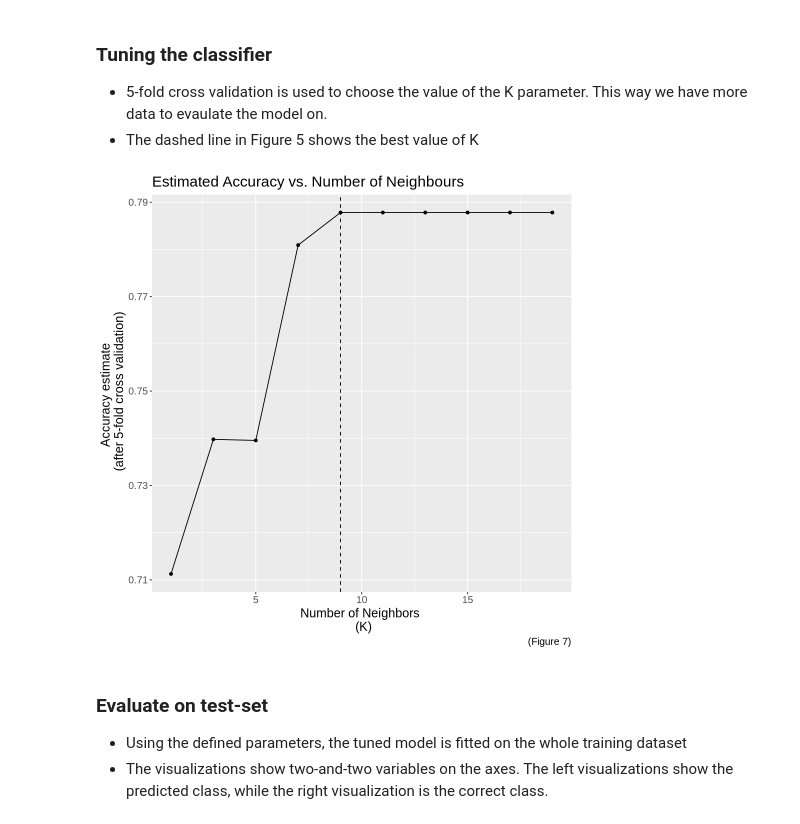
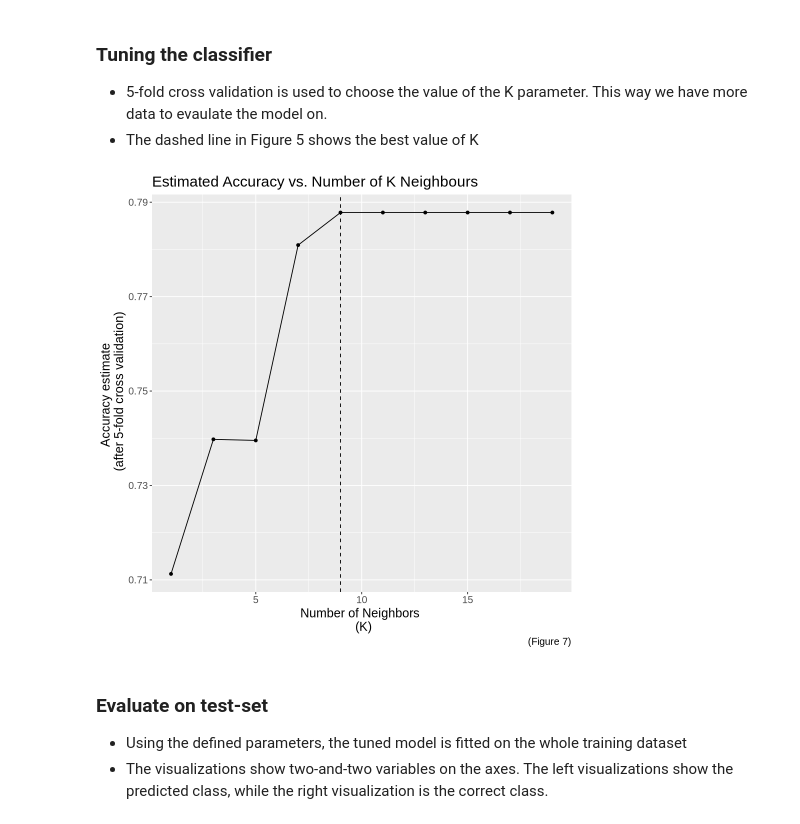
Before and after one commit to EmmaGjoen/data_science_group_project, a Jupyter notebook: project_final_report.ipynb, the cells around one changed output. Cells and saved outputs as stored; diff of their text form; code cells hidden in the pictures.

```diff
--- a/project_final_report.ipynb
+++ b/project_final_report.ipynb
@@ -66,8 +59,15 @@ A tibble: 9 × 3
 
 In this section we will load the dataset, wrangle it to a tidy format and perform our analysis. We will reason the steps taken along the way.
 # %%
-# Reading data
-players_data <- read_csv("https://raw.githubusercontent.com/EmmaGjoen/data_science_group_project/refs/heads/main/players.csv")
+#Displaying the data for data analysis
+#Load the data sets
+players_url <- "https://raw.githubusercontent.com/EmmaGjoen/data_science_group_project/refs/heads/main/players.csv"
+players_data <- read_csv(players_url)
+
+#Select only relevant columns in players_data
+players_data <- players_data |>
+                select(-individualId, -organizationName)
+
 head(players_data)
 # %% [output]
 Rows: 196 Columns: 9
@@ -386,42 +373,46 @@ A tibble: 196 × 4
  - 5-fold cross validation is used to choose the value of the K parameter. This way we have more data to evaulate the model on.
  - The dashed line in Figure 5 shows the best value of K
 # %%
-# Setting seed at the start for reproducibility
+#Setting seed at the start for reproducibility
 set.seed(123)
+
 # 5-fold cross validation
 players_folds <- vfold_cv(players_train, v = 5, strata = contributor)
-players_k_values <- tibble(neighbors = seq(1, 20, by = 2))
 
-# Tuning the model
+#Grid
+players_k_values <- tibble(neighbors = seq(from = 1, to = 20, by = 2))
+
+#Tuning the model
 players_knn_results <- workflow() |>
-    add_recipe(players_recipe) |>
-    add_model(players_knn_spec) |>
-    tune_grid(resamples = players_folds, grid = players_k_values) |>
-    collect_metrics()
+                        add_recipe(players_recipe) |>
+                        add_model(players_knn_spec) |>
+                        tune_grid(resamples = players_folds, grid = players_k_values) |>
+                        collect_metrics()
 
-# Extracting best k from results
+#Extracting best k from results
 accuracies <- players_knn_results |>
-    filter(.metric == "accuracy")
+                filter(.metric == "accuracy")
 
 best_k <- accuracies |>
-    arrange(desc(mean)) |>
-    slice(1) |>
-    pull(neighbors)
+            arrange(desc(mean)) |>
+            slice(1) |>
+            pull(neighbors)
 
-# Plot accuracy vs k-value
+#Plot accuracy vs k-value
+options(repr.plot.height = 8, repr.plot.width = 8)
+
 accuracy_vs_k <- ggplot(accuracies, aes(x = neighbors, y = mean)) +
-    geom_point() +
-    geom_line() +
-    labs(x = "Number of Neighbors \n (K)",
-         y = "Accuracy estimate \n (after 5-fold cross validation)",
-         title = "Estimated Accuracy vs. Number of Neighbours",
-        caption = "(Figure 7)") +
-    theme(text = element_text(size = 15)) +
-    geom_vline(xintercept = best_k, linetype = "dashed")
-
+                    geom_point() +
+                    geom_line() +
+                    labs(x = "Number of Neighbors \n (K)",
+                         y = "Accuracy estimate \n (after 5-fold cross validation)",
+                         title = "Estimated Accuracy vs. Number of K Neighbours",
+                        caption = "(Figure 7)") +
+                    theme(text = element_text(size = 15)) +
+                    geom_vline(xintercept = best_k, linetype = "dashed")
 accuracy_vs_k
 # %% [output]
-[figure, old version]
+[figure, new version]
 # %% [markdown]
 ### Evaluate on test-set
  - Using the defined parameters, the tuned model is fitted on the whole training dataset
```
Also changed, not shown: parts of 12 cells of this notebook.
